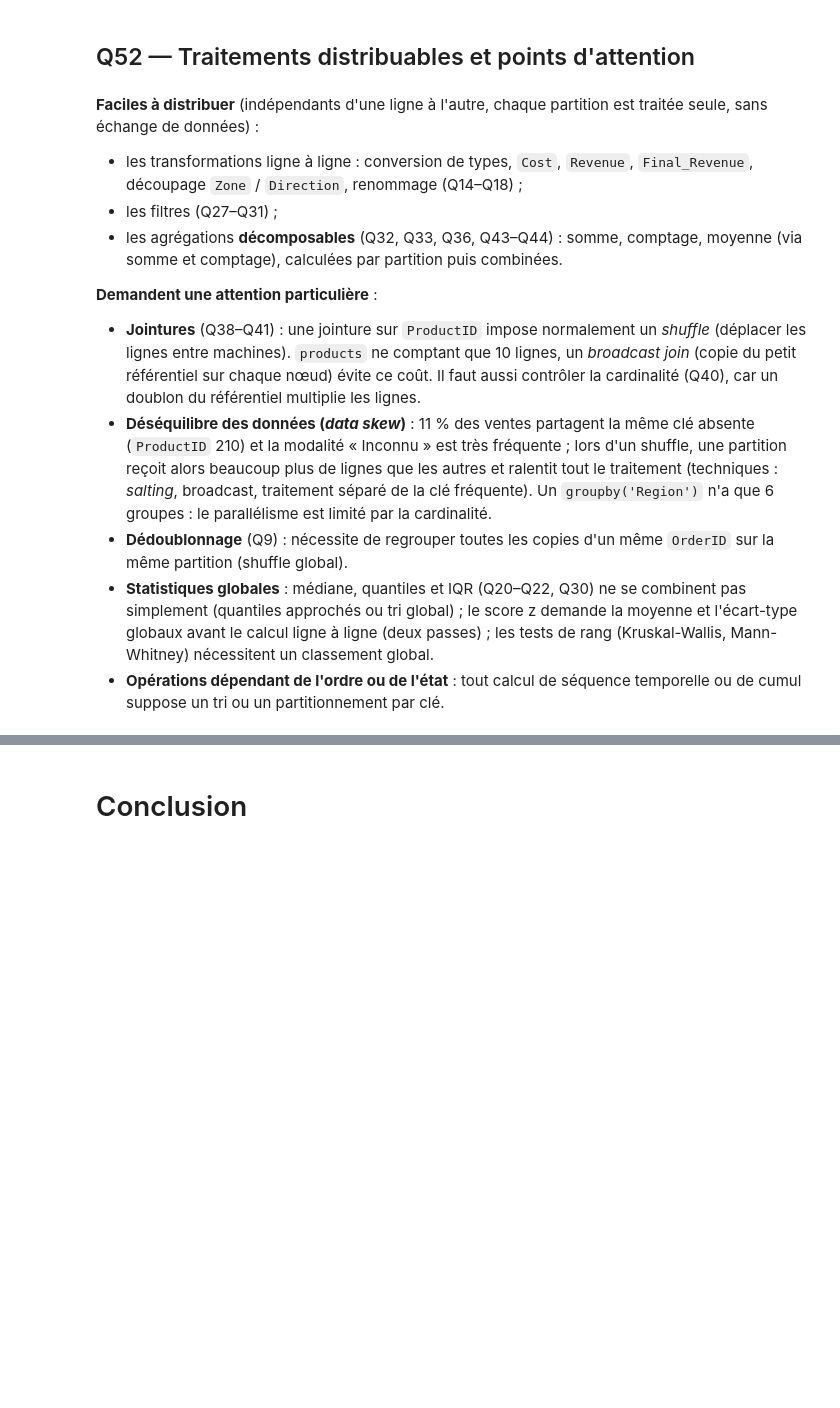
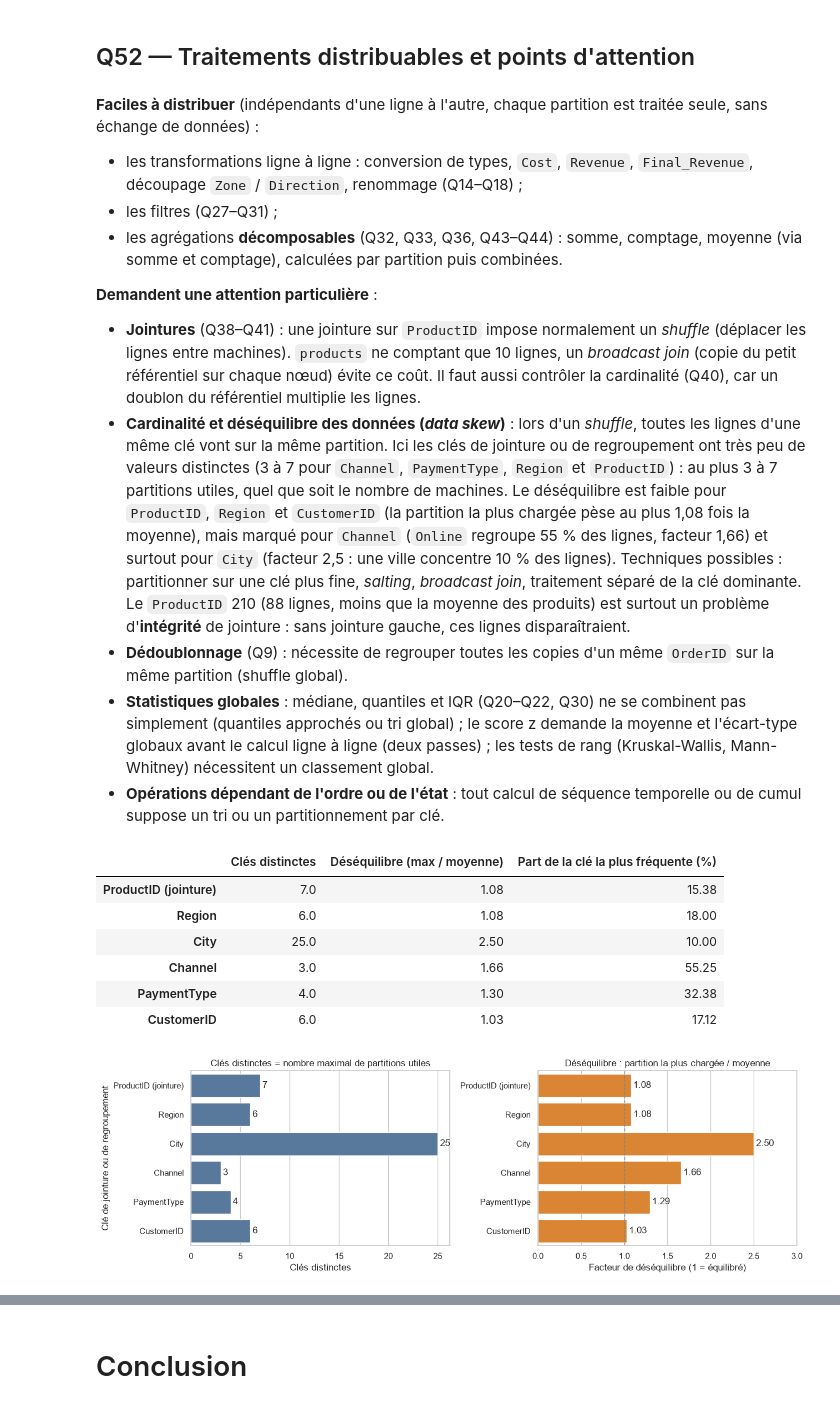
Before and after one commit to nessimhjaiej/TP-EDA, a Jupyter notebook: TP_EDA_Partie1-9.ipynb, the cells around one changed output, grey strips where cells are left out. Saved outputs shown, nothing was run; the diff lists cells and outputs as text; code cells hidden in the pictures; blank space fills up the shorter version.

```diff
--- a/TP_EDA_Partie1-9.ipynb
+++ b/TP_EDA_Partie1-9.ipynb
@@ -1395,7 +1473,40 @@ Revenue total : float64 = 200468.26 | optimisé = 200468.25 | écart relatif max
 
 **Demandent une attention particulière** :
 - **Jointures** (Q38–Q41) : une jointure sur `ProductID` impose normalement un *shuffle* (déplacer les lignes entre machines). `products` ne comptant que 10 lignes, un *broadcast join* (copie du petit référentiel sur chaque nœud) évite ce coût. Il faut aussi contrôler la cardinalité (Q40), car un doublon du référentiel multiplie les lignes.
-- **Déséquilibre des données (*data skew*)** : 11 % des ventes partagent la même clé absente (`ProductID` 210) et la modalité « Inconnu » est très fréquente ; lors d'un shuffle, une partition reçoit alors beaucoup plus de lignes que les autres et ralentit tout le traitement (techniques : *salting*, broadcast, traitement séparé de la clé fréquente). Un `groupby('Region')` n'a que 6 groupes : le parallélisme est limité par la cardinalité.
+- **Cardinalité et déséquilibre des données (*data skew*)** : lors d'un *shuffle*, toutes les lignes d'une même clé vont sur la même partition. Ici les clés de jointure ou de regroupement ont très peu de valeurs distinctes (3 à 7 pour `Channel`, `PaymentType`, `Region` et `ProductID`) : au plus 3 à 7 partitions utiles, quel que soit le nombre de machines. Le déséquilibre est faible pour `ProductID`, `Region` et `CustomerID` (la partition la plus chargée pèse au plus 1,08 fois la moyenne), mais marqué pour `Channel` (`Online` regroupe 55 % des lignes, facteur 1,66) et surtout pour `City` (facteur 2,5 : une ville concentre 10 % des lignes). Techniques possibles : partitionner sur une clé plus fine, *salting*, *broadcast join*, traitement séparé de la clé dominante. Le `ProductID` 210 (88 lignes, moins que la moyenne des produits) est surtout un problème d'**intégrité** de jointure : sans jointure gauche, ces lignes disparaîtraient.
 - **Dédoublonnage** (Q9) : nécessite de regrouper toutes les copies d'un même `OrderID` sur la même partition (shuffle global).
 - **Statistiques globales** : médiane, quantiles et IQR (Q20–Q22, Q30) ne se combinent pas simplement (quantiles approchés ou tri global) ; le score z demande la moyenne et l'écart-type globaux avant le calcul ligne à ligne (deux passes) ; les tests de rang (Kruskal-Wallis, Mann-Whitney) nécessitent un classement global.
 - **Opérations dépendant de l'ordre ou de l'état** : tout calcul de séquence temporelle ou de cumul suppose un tri ou un partitionnement par clé.
+# %%
+# Graphique Q52
+cles = {'ProductID (jointure)': df.ProductID, 'Region': df.Region, 'City': df.City,
+        'Channel': df.Channel, 'PaymentType': df.PaymentType, 'CustomerID': df.CustomerID}
+synthese = pd.DataFrame({
+    nom: {'Clés distinctes': s.nunique(),
+          'Déséquilibre (max / moyenne)': s.value_counts().max() / s.value_counts().mean(),
+          'Part de la clé la plus fréquente (%)': s.value_counts(normalize=True).max() * 100}
+    for nom, s in cles.items()}).T
+display(synthese.round(2))
+
+fig, axes = plt.subplots(1, 2, figsize=(13, 4.2))
+sns.barplot(x=synthese['Clés distinctes'], y=synthese.index, color='#4C78A8', ax=axes[0])
+axes[0].bar_label(axes[0].containers[0], fmt='%d', padding=3)
+axes[0].set_title('Clés distinctes = nombre maximal de partitions utiles')
+axes[0].set_xlabel('Clés distinctes'); axes[0].set_ylabel('Clé de jointure ou de regroupement')
+
+sns.barplot(x=synthese['Déséquilibre (max / moyenne)'], y=synthese.index, color='#F58518', ax=axes[1])
+axes[1].bar_label(axes[1].containers[0], fmt='%.2f', padding=3)
+axes[1].axvline(1, color='gray', ls='--', lw=1)
+axes[1].set_title('Déséquilibre : partition la plus chargée / moyenne')
+axes[1].set_xlabel('Facteur de déséquilibre (1 = équilibré)'); axes[1].set_ylabel('')
+axes[1].set_xlim(0, synthese['Déséquilibre (max / moyenne)'].max() * 1.2)
+plt.tight_layout(); plt.show()
+# %% [output]
+|  | Clés distinctes | Déséquilibre (max / moyenne) | Part de la clé la plus fréquente (%) |
+| ProductID (jointure) | 7.0 | 1.08 | 15.38 |
+| Region | 6.0 | 1.08 | 18.00 |
+| City | 25.0 | 2.50 | 10.00 |
+| Channel | 3.0 | 1.66 | 55.25 |
+| PaymentType | 4.0 | 1.30 | 32.38 |
+| CustomerID | 6.0 | 1.03 | 17.12 |
+[figure, added]
```
Also changed, not shown: parts of 24 cells of this notebook, 2 other files.
